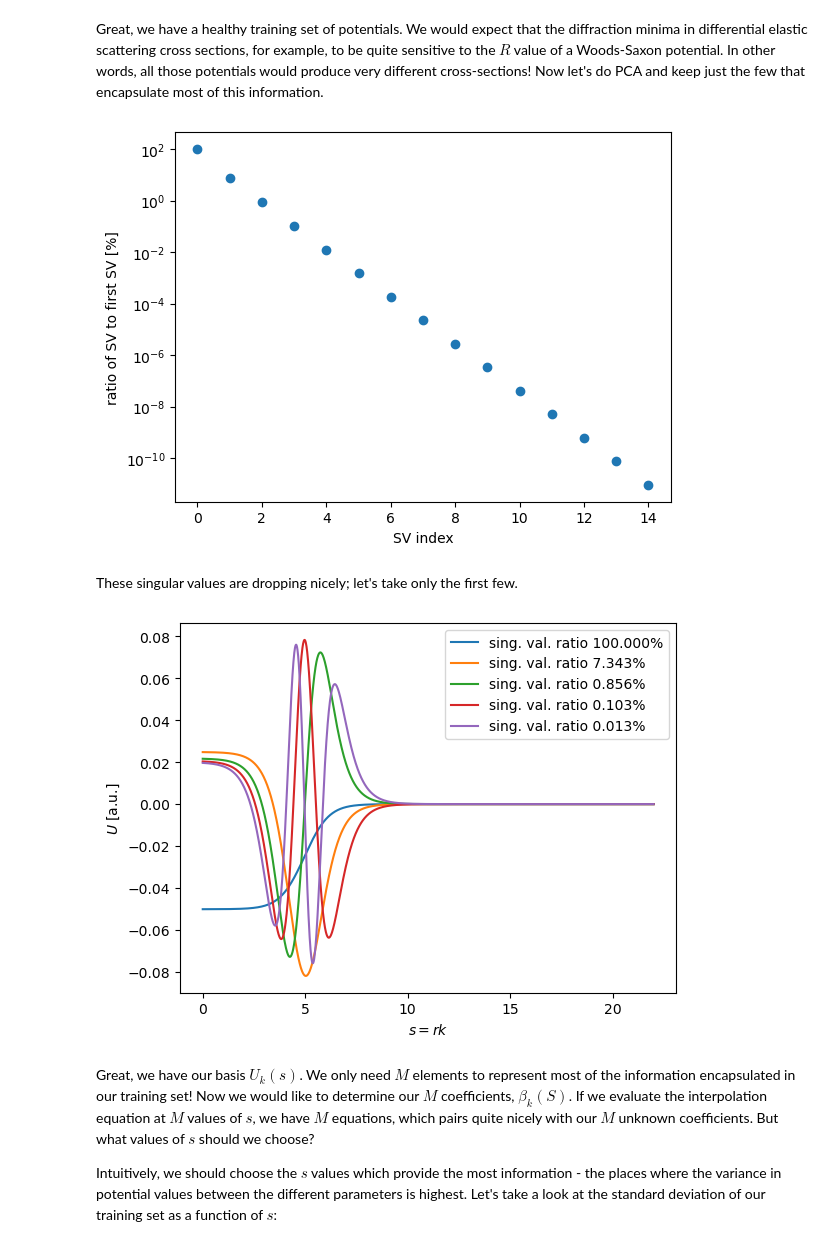
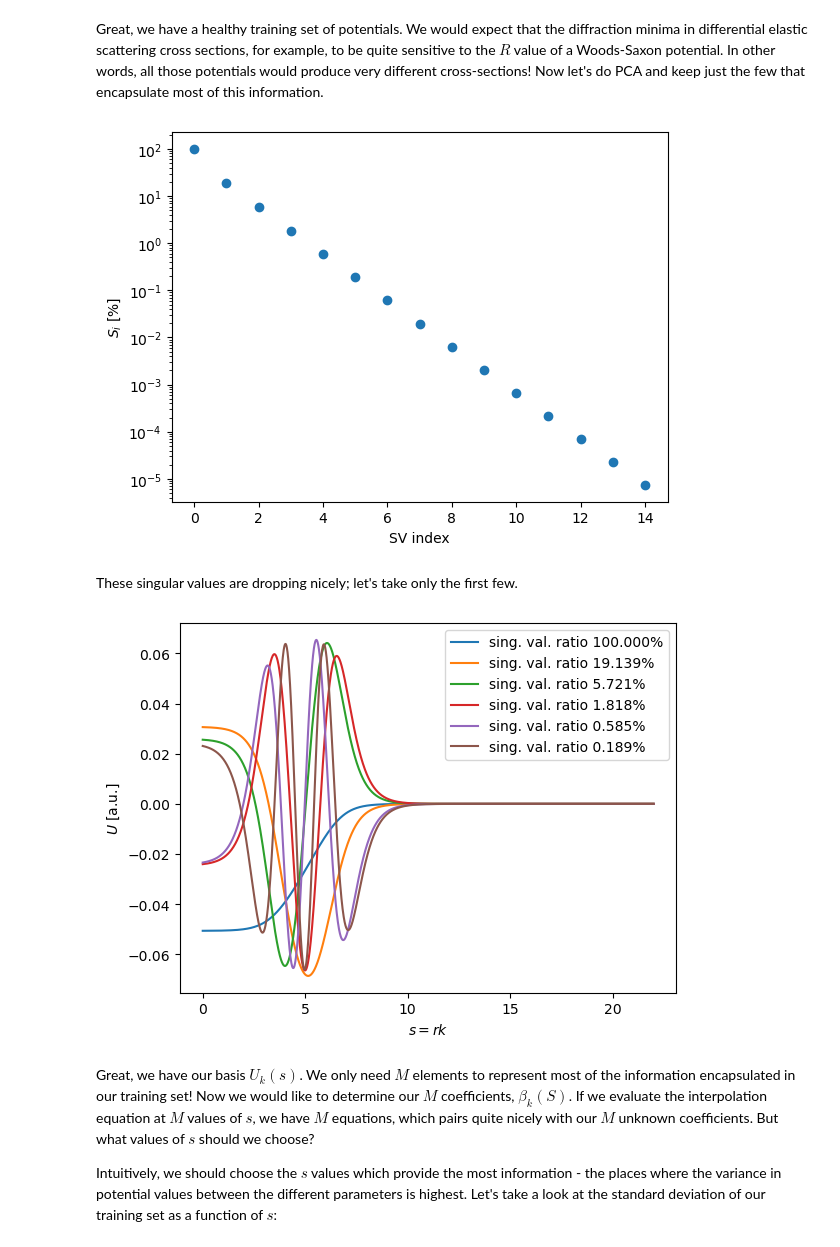
Before and after one commit to ascsn/nuclear-dimensionality-reduction-book, a Jupyter notebook: nuclear-rbm/scattering/eim.ipynb, the cells around one changed output. Cells and saved outputs as stored; diff of their text form; code cells hidden in the pictures.

```diff
--- a/nuclear-rbm/scattering/eim.ipynb
+++ b/nuclear-rbm/scattering/eim.ipynb
@@ -61,8 +61,8 @@ a  = 0.5 # fm
 N = 1000
 
 # let's take a physical range
-R_min = 4
-R_max = 5
+R_min = 3
+R_max = 6
 T = np.arange(R_min, R_max, (R_max - R_min)/N)
 #T = generate_rand_log(np.log(R_min), np.log(R_max), N=N)
 # %%
@@ -96,24 +96,24 @@ Great, we have a healthy training set of potentials. We would expect that the di
 U, S, Vt = np.linalg.svd(Umat.T, full_matrices=False)
 plt.semilogy(100*S[:15]/S[0], "o", linestyle="None")
 plt.xlabel("SV index")
-plt.ylabel("ratio of SV to first SV [%]")
+plt.ylabel(r"$S_i$ [%]")
 plt.show()
 # %% [output]
-[figure, old version]
+[figure, new version]
 # %% [markdown]
 These singular values are dropping nicely; let's take only the first few.
 # %%
-M = 5 # definitely less than N!
+M = 6 # definitely less than N!
 for i in range(M):
     plt.plot(s, U[:,i], label="sing. val. ratio {:1.3f}%".format(100*S[i]/S[0]))
 plt.xlabel(r"$s = r k$")
 plt.ylabel(r"$U$ [a.u.]")
 plt.legend()
 plt.show()
 
 U = U[:,:M]
 # %% [output]
-[figure, old version]
+[figure, new version]
 # %% [markdown]
 Great, we have our basis $U_k(s)$. We only need $M$ elements to represent most of the information encapsulated in our training set! Now we would like to determine our $M$ coefficients, $\beta_k(S)$. If we evaluate the interpolation equation at $M$ values of $s$, we have $M$ equations, which pairs quite nicely with our $M$ unknown coefficients. But what values of $s$ should we choose?
 
```
Also changed, not shown: parts of 15 cells of this notebook.
